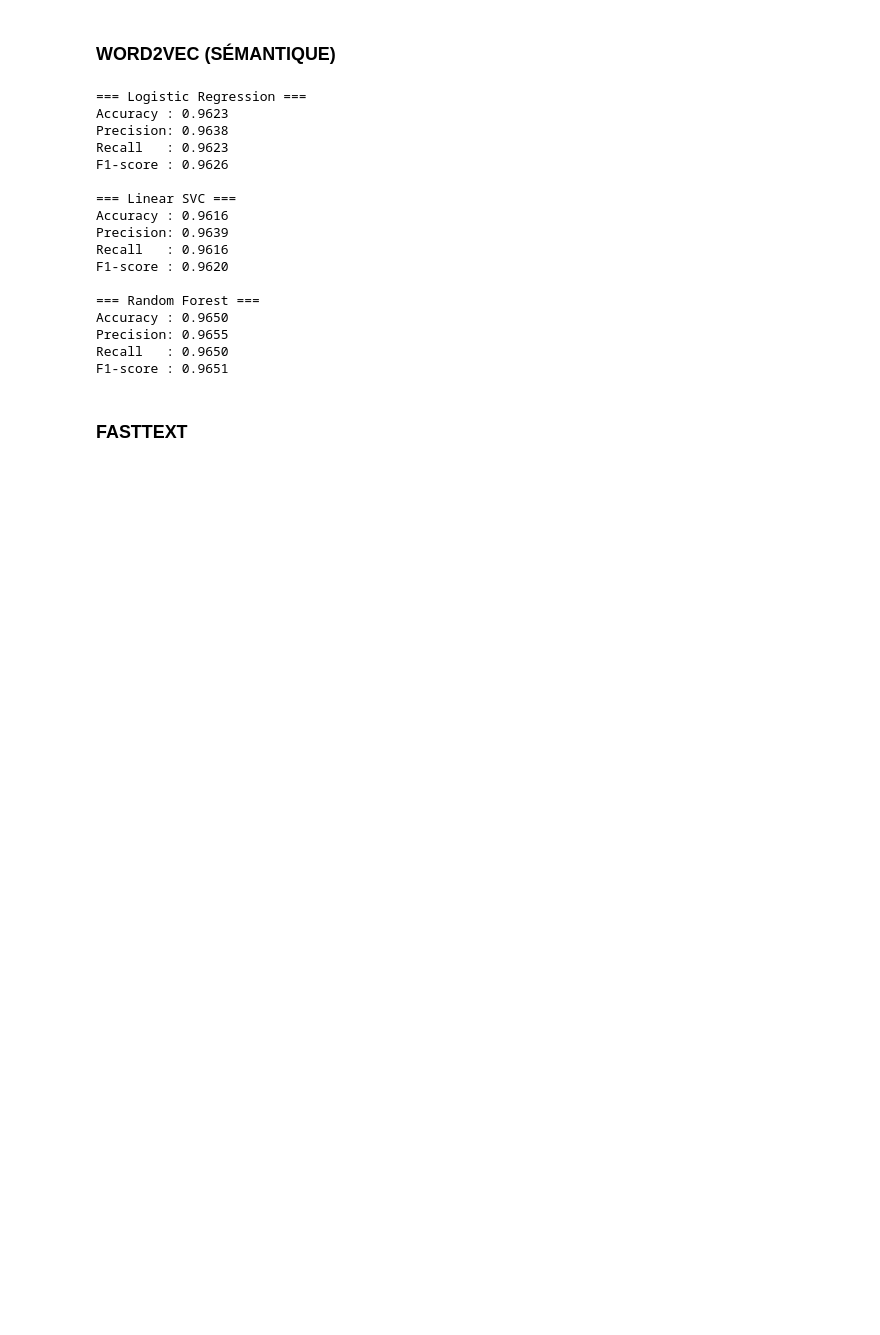
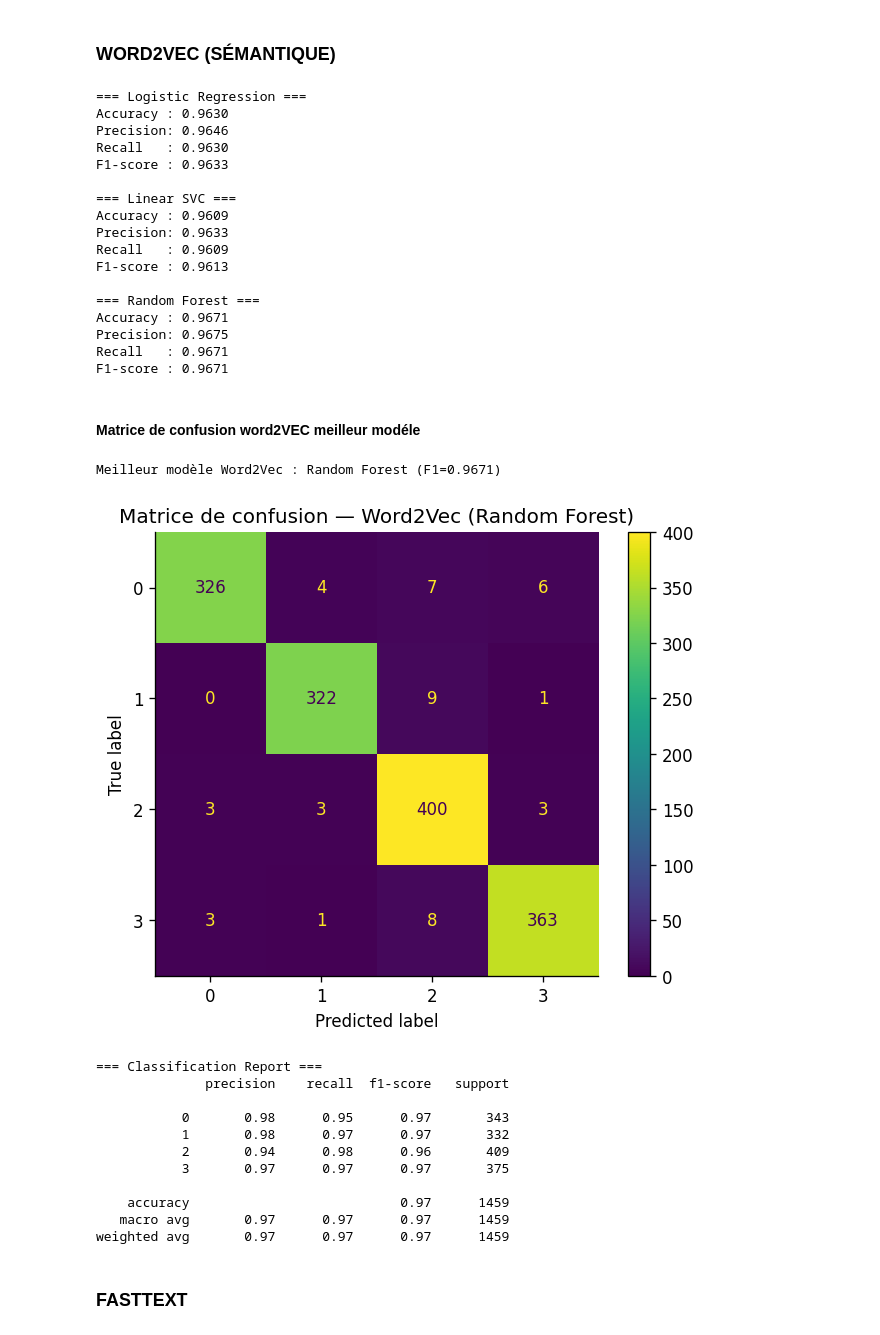
Before and after one commit to baccarifarah/eco-smart-classifier, a Jupyter notebook: src/nlp/text_classification.ipynb, the cells around one changed output. Saved outputs shown, nothing was run; the diff lists cells and outputs as text; code cells hidden in the pictures; blank space fills up the shorter version.

```diff
--- a/src/nlp/text_classification.ipynb
+++ b/src/nlp/text_classification.ipynb
@@ -275,7 +376,7 @@ X_test_w2v  = np.vstack([vectorize_w2v(t) for t in X_test_clean]).astype(np.floa
 results_w2v = {}
 
 for name, model in models_emb.items():
-    acc, prec, rec, f1 = evaluate(model, X_train_w2v, X_test_w2v, y_train, y_test)
+    acc, prec, rec, f1 = evaluate(model, X_train_w2v, X_test_w2v, y_train, y_test, representation="Word2Vec", model_name=name)
 
     print(f"\n=== {name} ===")
     print(f"Accuracy : {acc:.4f}")
@@ -286,22 +387,62 @@ for name, model in models_emb.items():
     results_w2v[name] = {"Accuracy": acc, "Precision": prec, "Recall": rec, "F1-score": f1}
 # %% [output]
 === Logistic Regression ===
-Accuracy : 0.9623
-Precision: 0.9638
-Recall   : 0.9623
-F1-score : 0.9626
+Accuracy : 0.9630
+Precision: 0.9646
+Recall   : 0.9630
+F1-score : 0.9633
 
 === Linear SVC ===
-Accuracy : 0.9616
-Precision: 0.9639
-Recall   : 0.9616
-F1-score : 0.9620
+Accuracy : 0.9609
+Precision: 0.9633
+Recall   : 0.9609
+F1-score : 0.9613
 
 === Random Forest ===
-Accuracy : 0.9650
-Precision: 0.9655
-Recall   : 0.9650
-F1-score : 0.9651
+Accuracy : 0.9671
+Precision: 0.9675
+Recall   : 0.9671
+F1-score : 0.9671
+# %% [markdown]
+#### Matrice de confusion word2VEC meilleur modéle
+# %%
+
+# MEILLEUR MODÈLE WORD2VEC
+best_model_name = max(results_w2v, key=lambda x: results_w2v[x]["F1-score"])
+
+print("Meilleur modèle Word2Vec :", best_model_name,
+      f"(F1={results_w2v[best_model_name]['F1-score']:.4f})")
+
+best_model = models_emb[best_model_name]
+best_model.fit(X_train_w2v, y_train)
+y_pred_best = best_model.predict(X_test_w2v)
+
+# MATRICE DE CONFUSION
+cm = confusion_matrix(y_test, y_pred_best)
+
+disp = ConfusionMatrixDisplay(confusion_matrix=cm)
+disp.plot()
+
+plt.title(f"Matrice de confusion — Word2Vec ({best_model_name})")
+plt.show()
+
+# CLASSIFICATION REPORT
+print("\n=== Classification Report ===")
+print(classification_report(y_test, y_pred_best))
+# %% [output]
+Meilleur modèle Word2Vec : Random Forest (F1=0.9671)
+[figure, added]
+=== Classification Report ===
+              precision    recall  f1-score   support
+
+           0       0.98      0.95      0.97       343
+           1       0.98      0.97      0.97       332
+           2       0.94      0.98      0.96       409
+           3       0.97      0.97      0.97       375
+
+    accuracy                           0.97      1459
+   macro avg       0.97      0.97      0.97      1459
+weighted avg       0.97      0.97      0.97      1459
 # %% [markdown]
 ### FASTTEXT
 # %%
```
Also changed, not shown: parts of 20 cells of this notebook.
